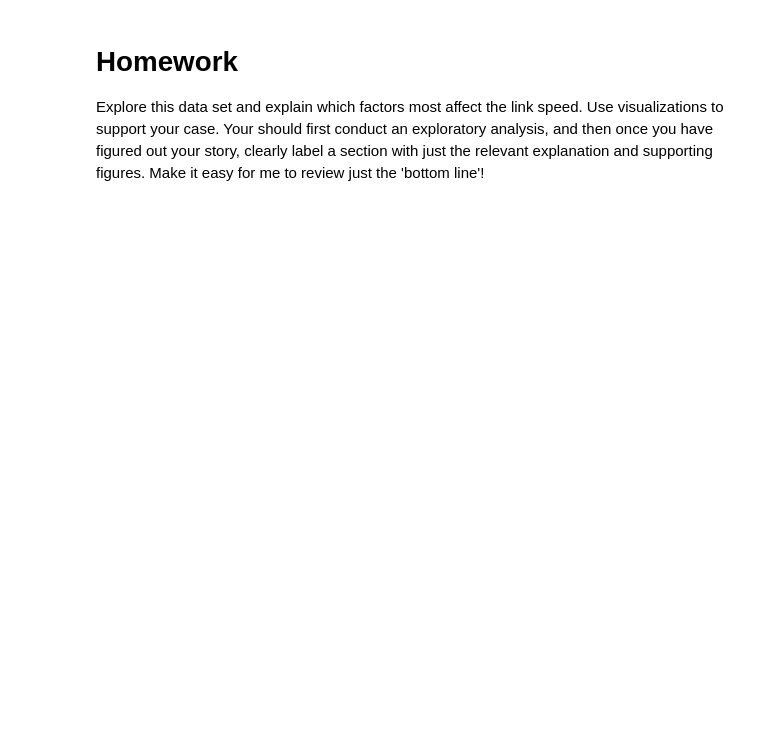
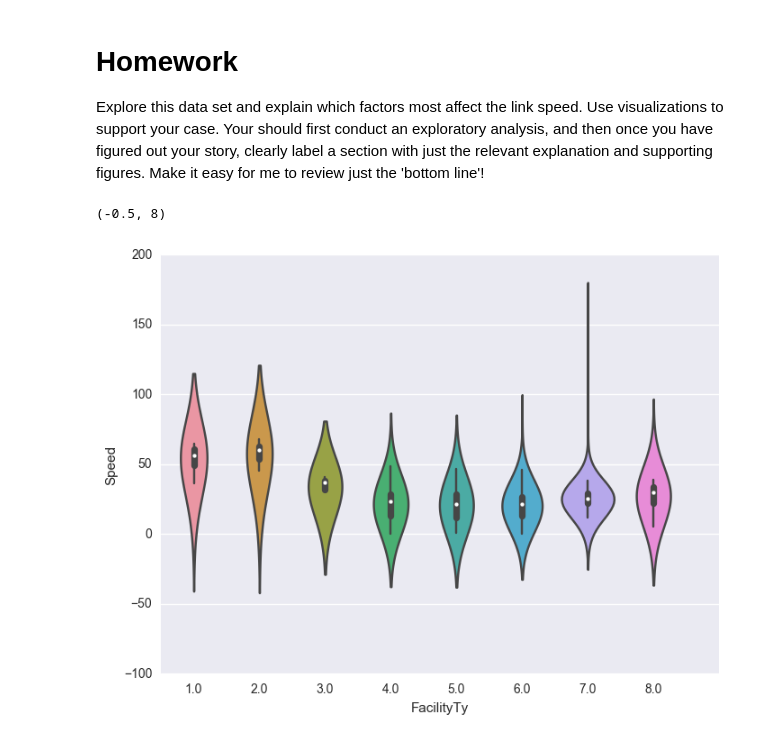
Before and after one commit to ginazheng1028/ce599-s17, a Jupyter notebook: 16-Data Viz 2/data-viz-2.ipynb, the cells around one changed output. Cells and saved outputs as stored; diff of their text form; code cells hidden in the pictures; blank space fills up the shorter version.

```diff
--- a/16-Data Viz 2/data-viz-2.ipynb
+++ b/16-Data Viz 2/data-viz-2.ipynb
@@ -188,3 +229,12 @@ sns.violinplot(x="FacilityTy", y="Speed", data=net)
 # Homework
 
 Explore this data set and explain which factors most affect the link speed.  Use visualizations to support your case.  Your should first conduct an exploratory analysis, and then once you have figured out your story, clearly label a section with just the relevant explanation and supporting figures.  Make it easy for me to review just the 'bottom line'!
+# %%
+dx=sns.violinplot(x="FacilityTy", y="Speed", data=net, bw=2)
+#change size
+dx.figure.set_size_inches(8,6)
+#limit x interval
+dx.set_xlim(-0.5,8)
+# %% [output]
+(-0.5, 8)
+[figure, added]
```
Also changed, not shown: parts of 18 cells of this notebook, 1 other file.
